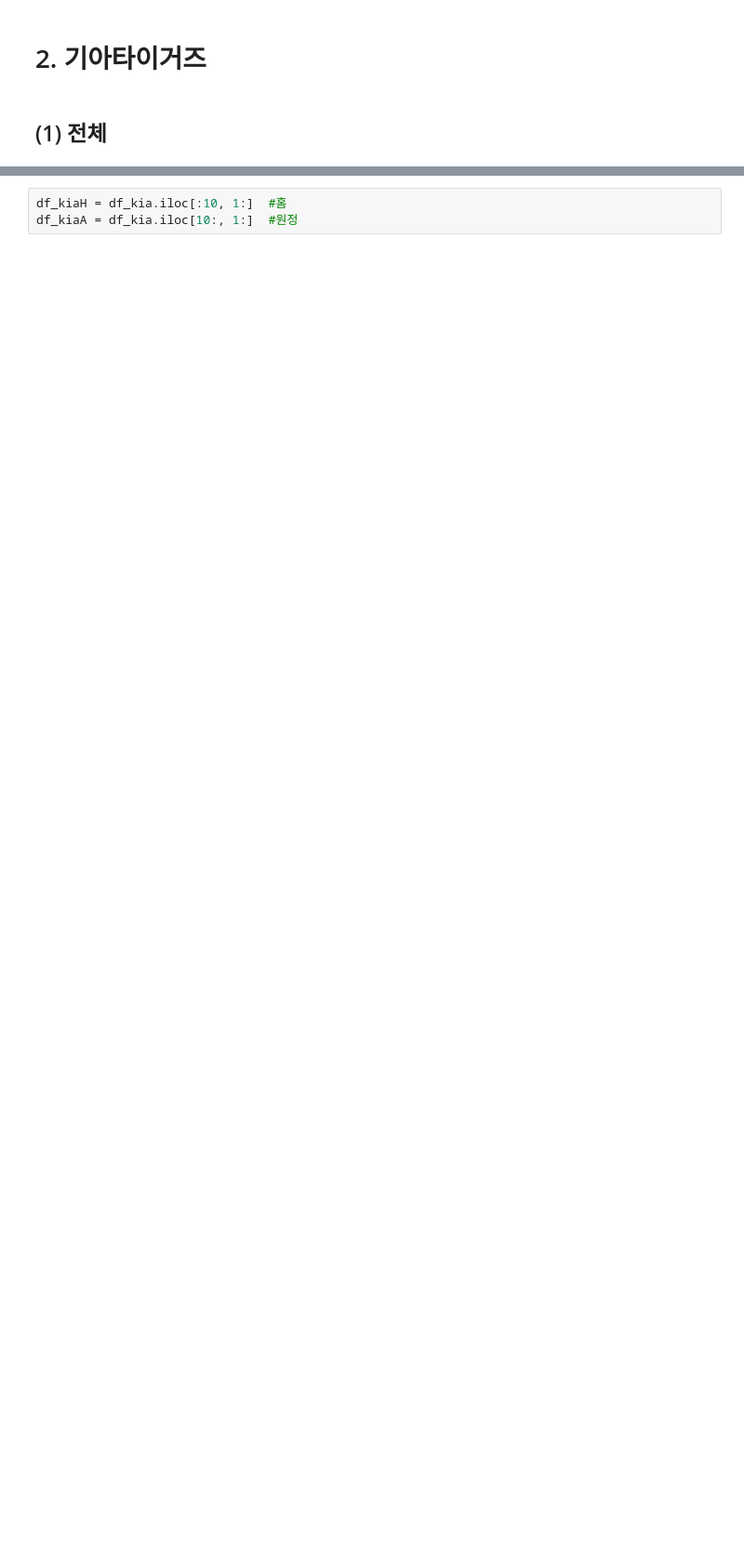
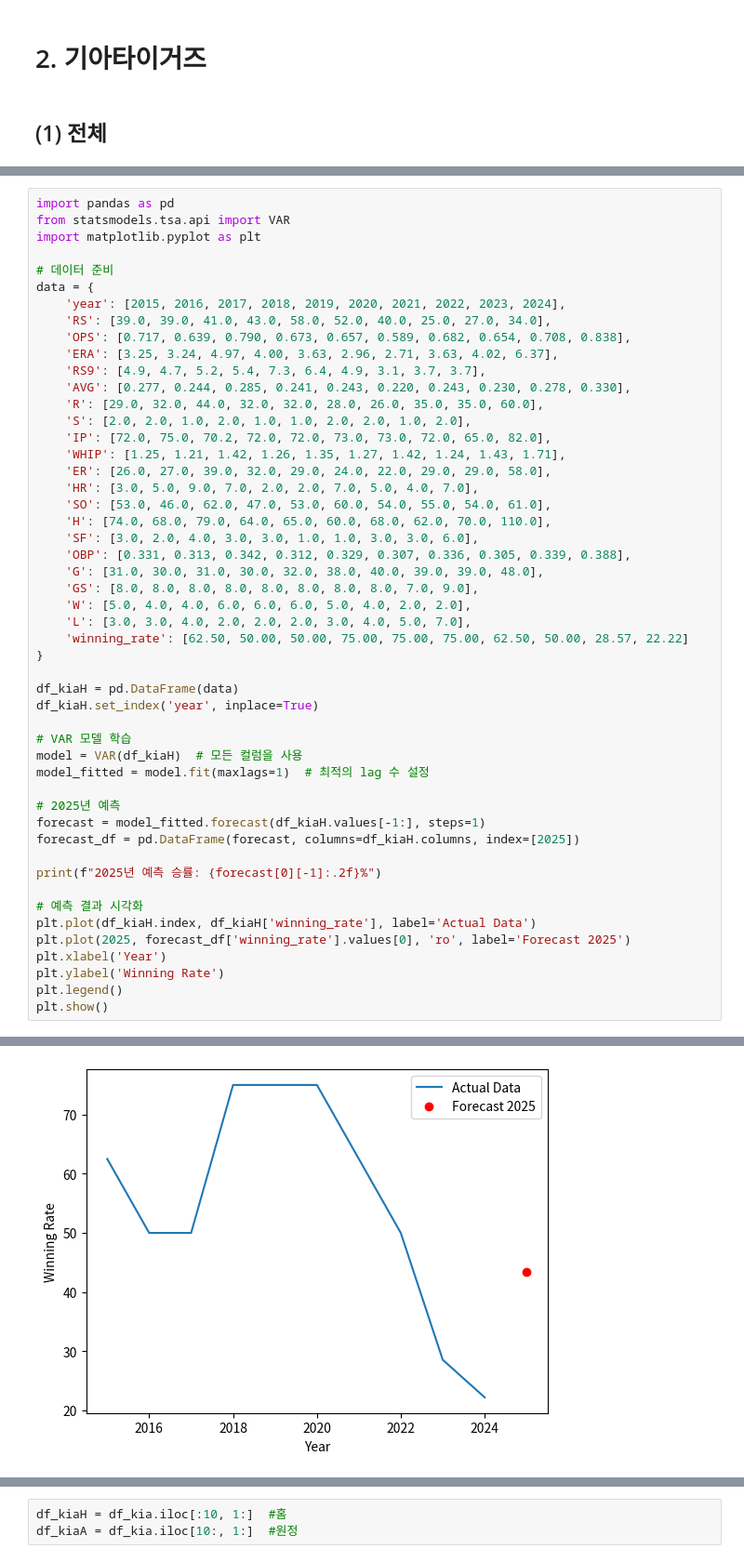
Before and after one commit to IAMKIMEUNSEO/predict2025_kbo_lgtwins_winning_rate, a Jupyter notebook: lgtwins.ipynb, the cells around one changed output, grey strips where cells are left out. Shown: that part at 93% size. Saved outputs shown, nothing was run; the diff lists cells and outputs as text; blank space fills up the shorter version.

```diff
--- a/lgtwins.ipynb
+++ b/lgtwins.ipynb
@@ -710,0 +758,51 @@ df_kia
+# %%
+import pandas as pd
+from statsmodels.tsa.api import VAR
+import matplotlib.pyplot as plt
+
+# 데이터 준비
+data = {
+    'year': [2015, 2016, 2017, 2018, 2019, 2020, 2021, 2022, 2023, 2024],
+    'RS': [39.0, 39.0, 41.0, 43.0, 58.0, 52.0, 40.0, 25.0, 27.0, 34.0],
+    'OPS': [0.717, 0.639, 0.790, 0.673, 0.657, 0.589, 0.682, 0.654, 0.708, 0.838],
+    'ERA': [3.25, 3.24, 4.97, 4.00, 3.63, 2.96, 2.71, 3.63, 4.02, 6.37],
+    'RS9': [4.9, 4.7, 5.2, 5.4, 7.3, 6.4, 4.9, 3.1, 3.7, 3.7],
+    'AVG': [0.277, 0.244, 0.285, 0.241, 0.243, 0.220, 0.243, 0.230, 0.278, 0.330],
+    'R': [29.0, 32.0, 44.0, 32.0, 32.0, 28.0, 26.0, 35.0, 35.0, 60.0],
+    'S': [2.0, 2.0, 1.0, 2.0, 1.0, 1.0, 2.0, 2.0, 1.0, 2.0],
+    'IP': [72.0, 75.0, 70.2, 72.0, 72.0, 73.0, 73.0, 72.0, 65.0, 82.0],
+    'WHIP': [1.25, 1.21, 1.42, 1.26, 1.35, 1.27, 1.42, 1.24, 1.43, 1.71],
+    'ER': [26.0, 27.0, 39.0, 32.0, 29.0, 24.0, 22.0, 29.0, 29.0, 58.0],
+    'HR': [3.0, 5.0, 9.0, 7.0, 2.0, 2.0, 7.0, 5.0, 4.0, 7.0],
+    'SO': [53.0, 46.0, 62.0, 47.0, 53.0, 60.0, 54.0, 55.0, 54.0, 61.0],
+    'H': [74.0, 68.0, 79.0, 64.0, 65.0, 60.0, 68.0, 62.0, 70.0, 110.0],
+    'SF': [3.0, 2.0, 4.0, 3.0, 3.0, 1.0, 1.0, 3.0, 3.0, 6.0],
+    'OBP': [0.331, 0.313, 0.342, 0.312, 0.329, 0.307, 0.336, 0.305, 0.339, 0.388],
+    'G': [31.0, 30.0, 31.0, 30.0, 32.0, 38.0, 40.0, 39.0, 39.0, 48.0],
+    'GS': [8.0, 8.0, 8.0, 8.0, 8.0, 8.0, 8.0, 8.0, 7.0, 9.0],
+    'W': [5.0, 4.0, 4.0, 6.0, 6.0, 6.0, 5.0, 4.0, 2.0, 2.0],
+    'L': [3.0, 3.0, 4.0, 2.0, 2.0, 2.0, 3.0, 4.0, 5.0, 7.0],
+    'winning_rate': [62.50, 50.00, 50.00, 75.00, 75.00, 75.00, 62.50, 50.00, 28.57, 22.22]
+}
+
+df_kiaH = pd.DataFrame(data)
+df_kiaH.set_index('year', inplace=True)
+
+# VAR 모델 학습
+model = VAR(df_kiaH)  # 모든 컬럼을 사용
+model_fitted = model.fit(maxlags=1)  # 최적의 lag 수 설정
+
+# 2025년 예측
+forecast = model_fitted.forecast(df_kiaH.values[-1:], steps=1)
+forecast_df = pd.DataFrame(forecast, columns=df_kiaH.columns, index=[2025])
+
+print(f"2025년 예측 승률: {forecast[0][-1]:.2f}%")
+
+# 예측 결과 시각화
+plt.plot(df_kiaH.index, df_kiaH['winning_rate'], label='Actual Data')
+plt.plot(2025, forecast_df['winning_rate'].values[0], 'ro', label='Forecast 2025')
+plt.xlabel('Year')
+plt.ylabel('Winning Rate')
+plt.legend()
+plt.show()
+# %% [output]
@@ -710,0 +810 @@ df_kia
+[figure, added]
```
Also changed, not shown: parts of 28 cells of this notebook.
